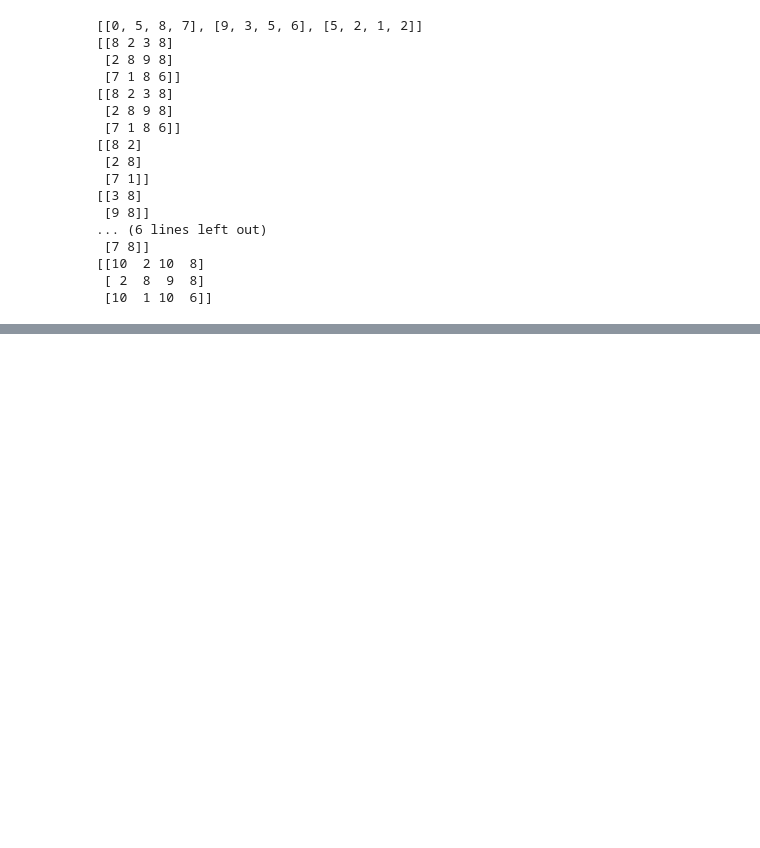
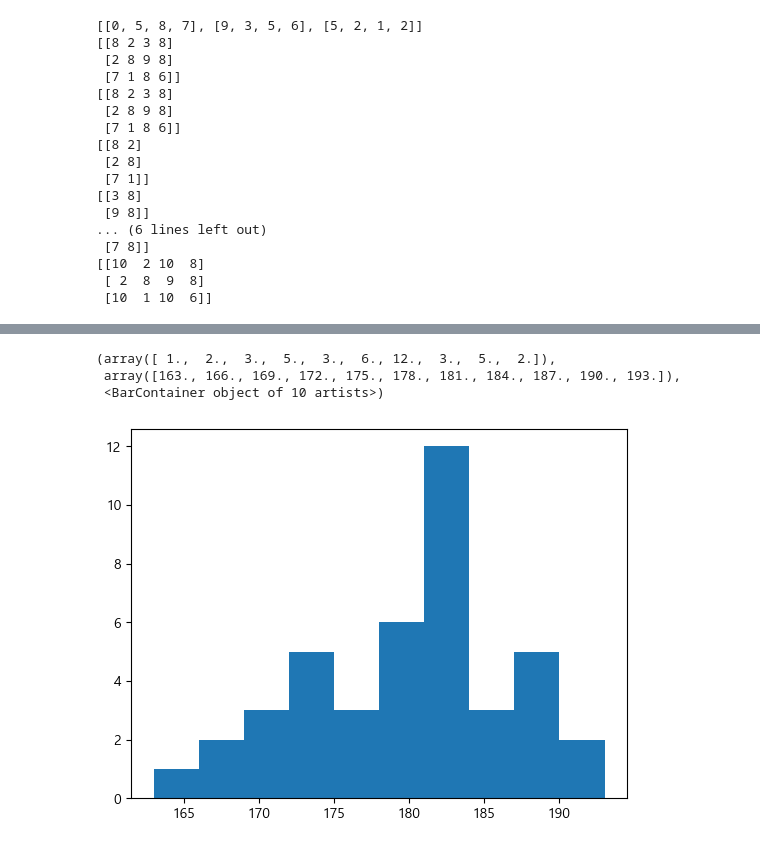
Before and after one commit to SoongMoo/soldesk20251206, a Jupyter notebook: day4.ipynb, the cells around one changed output, grey strips where cells are left out. Saved outputs shown, nothing was run; the diff lists cells and outputs as text; code cells hidden in the pictures; blank space fills up the shorter version.

```diff
--- a/day4.ipynb
+++ b/day4.ipynb
@@ -946,0 +1175,22 @@ print(data[names != "Joe"]) #
+# %%
+import pandas as pd
+import numpy as np
+df = pd.read_csv("https://raw.githubusercontent.com/SoongMoo/data-analysis/refs/heads/main/data/president_heights.csv")
+df
+height = df['height(cm)']
+height
+heights = np.array(height)
+print(heights)
+# 키의 평균
+print(heights.mean())
+#최소값 : 0사분위
+print(heights.min())
+# 25%구간 : 1사분위
+print(np.percentile(heights, 25))
+#중앙값 : 2사분위
+print(np.median(height))
+print(np.percentile(heights, 50))
+# 75%구간 : 3사분위
+print(np.percentile(heights, 75))
+#최대값 : 4사분위
+print(heights.max())
@@ -946,0 +1208,11 @@ print(data[names != "Joe"]) #
+# %%
+import matplotlib.pyplot as plt
+plt.hist(heights)
+plt.title("president_heights")
+plt.ylabel("number")
+plt.xlabel("height(cm)")
+# %% [output]
+(array([ 1.,  2.,  3.,  5.,  3.,  6., 12.,  3.,  5.,  2.]),
+ array([163., 166., 169., 172., 175., 178., 181., 184., 187., 190., 193.]),
+ <BarContainer object of 10 artists>)
+[figure, added]
```
Also changed, not shown: parts of 10 cells of this notebook, 1 other file.
